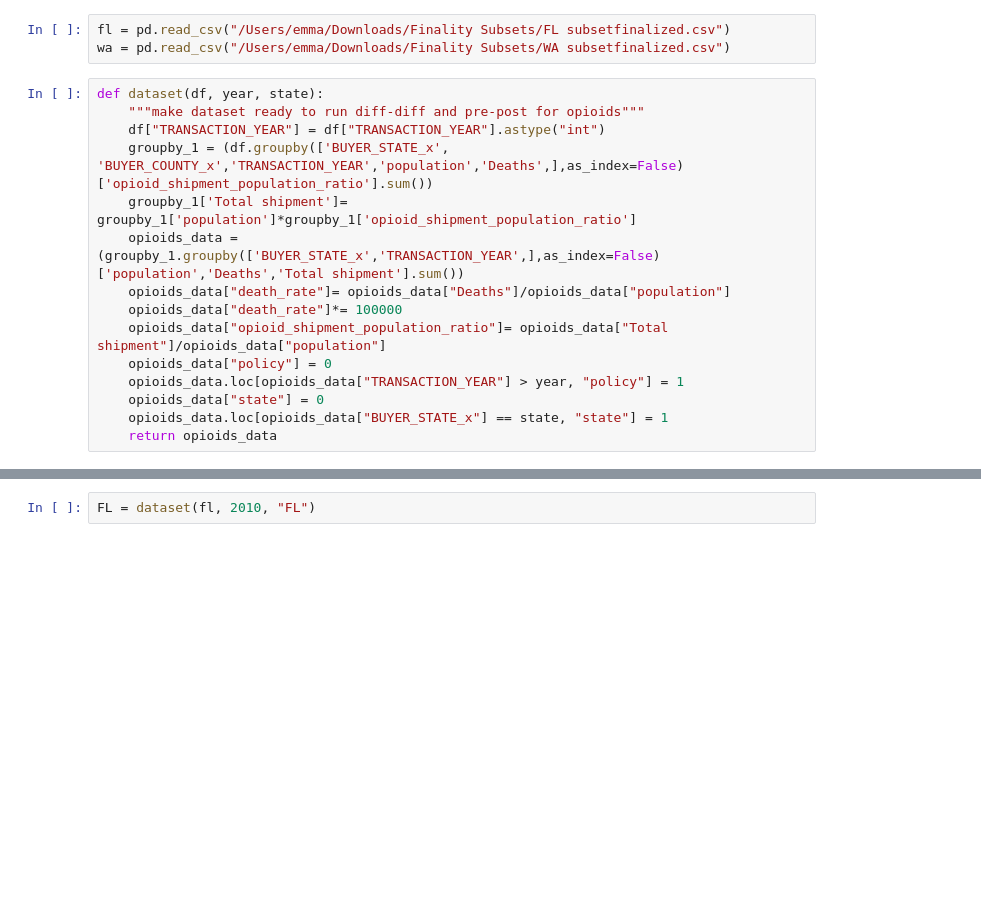
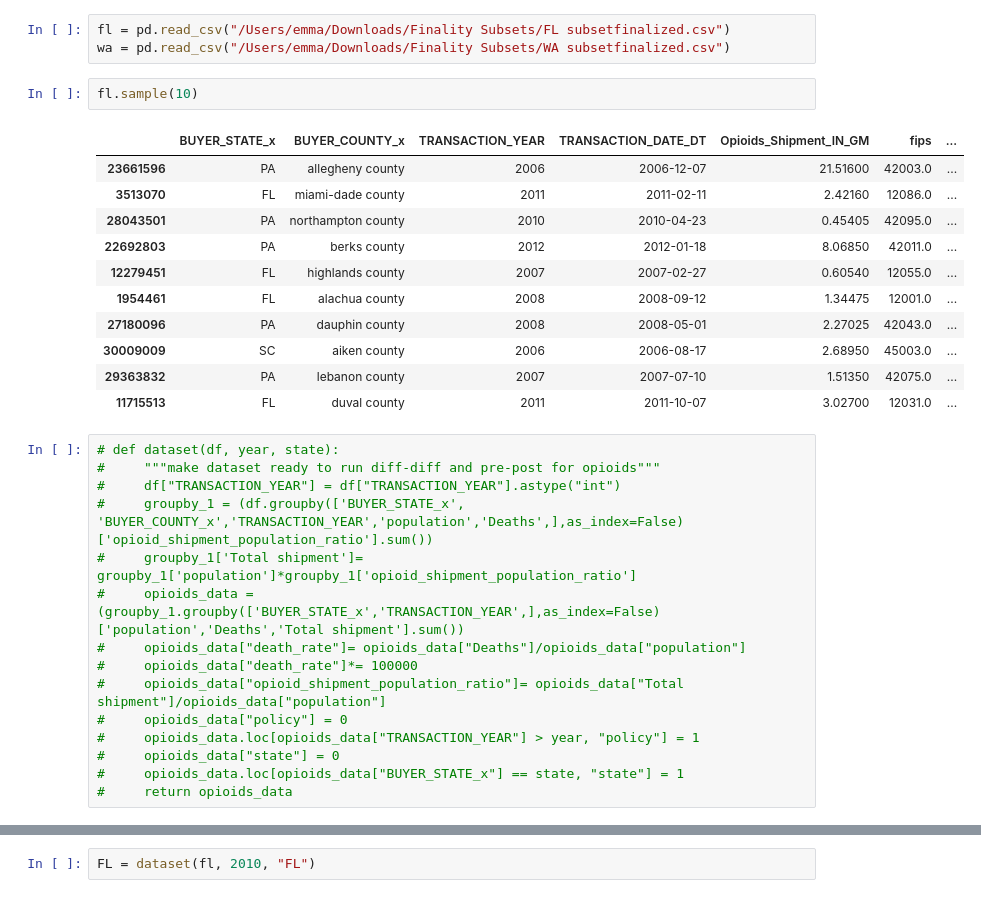
Before and after one commit to MIDS-at-Duke/pds-2022-leep, a Jupyter notebook: 10_code/plotting.ipynb, the cells around one changed output, grey strips where cells are left out. Saved outputs shown, nothing was run; the diff lists cells and outputs as text; blank space fills up the shorter version.

```diff
--- a/10_code/plotting.ipynb
+++ b/10_code/plotting.ipynb
@@ -5,18 +5,32 @@ import pandas as pd
 # %%
 fl = pd.read_csv("/Users/emma/Downloads/Finality Subsets/FL subsetfinalized.csv")
 wa = pd.read_csv("/Users/emma/Downloads/Finality Subsets/WA subsetfinalized.csv")
+# %%
+fl.sample(10)
+# %% [output]
+|  | BUYER_STATE_x | BUYER_COUNTY_x | TRANSACTION_YEAR | TRANSACTION_DATE_DT | Opioids_Shipment_IN_GM | fips | ... |
+| 23661596 | PA | allegheny county | 2006 | 2006-12-07 | 21.51600 | 42003.0 | ... |
+| 3513070 | FL | miami-dade county | 2011 | 2011-02-11 | 2.42160 | 12086.0 | ... |
+| 28043501 | PA | northampton county | 2010 | 2010-04-23 | 0.45405 | 42095.0 | ... |
+| 22692803 | PA | berks county | 2012 | 2012-01-18 | 8.06850 | 42011.0 | ... |
+| 12279451 | FL | highlands county | 2007 | 2007-02-27 | 0.60540 | 12055.0 | ... |
+| 1954461 | FL | alachua county | 2008 | 2008-09-12 | 1.34475 | 12001.0 | ... |
+| 27180096 | PA | dauphin county | 2008 | 2008-05-01 | 2.27025 | 42043.0 | ... |
+| 30009009 | SC | aiken county | 2006 | 2006-08-17 | 2.68950 | 45003.0 | ... |
+| 29363832 | PA | lebanon county | 2007 | 2007-07-10 | 1.51350 | 42075.0 | ... |
+| 11715513 | FL | duval county | 2011 | 2011-10-07 | 3.02700 | 12031.0 | ... |
 # %%
-def dataset(df, year, state):
-    """make dataset ready to run diff-diff and pre-post for opioids"""
-    df["TRANSACTION_YEAR"] = df["TRANSACTION_YEAR"].astype("int")
-    groupby_1 = (df.groupby(['BUYER_STATE_x', 'BUYER_COUNTY_x','TRANSACTION_YEAR','population','Deaths',],as_index=False)['opioid_shipment_population_ratio'].sum())
-    groupby_1['Total shipment']= groupby_1['population']*groupby_1['opioid_shipment_population_ratio']
-    opioids_data = (groupby_1.groupby(['BUYER_STATE_x','TRANSACTION_YEAR',],as_index=False)['population','Deaths','Total shipment'].sum())
-    opioids_data["death_rate"]= opioids_data["Deaths"]/opioids_data["population"]
-    opioids_data["death_rate"]*= 100000
-    opioids_data["opioid_shipment_population_ratio"]= opioids_data["Total shipment"]/opioids_data["population"]
-    opioids_data["policy"] = 0
-    opioids_data.loc[opioids_data["TRANSACTION_YEAR"] > year, "policy"] = 1
-    opioids_data["state"] = 0
-    opioids_data.loc[opioids_data["BUYER_STATE_x"] == state, "state"] = 1
-    return opioids_data
+# def dataset(df, year, state):
+#     """make dataset ready to run diff-diff and pre-post for opioids"""
+#     df["TRANSACTION_YEAR"] = df["TRANSACTION_YEAR"].astype("int")
+#     groupby_1 = (df.groupby(['BUYER_STATE_x', 'BUYER_COUNTY_x','TRANSACTION_YEAR','population','Deaths',],as_index=False)['opioid_shipment_population_ratio'].sum())
+#     groupby_1['Total shipment']= groupby_1['population']*groupby_1['opioid_shipment_population_ratio']
+#     opioids_data = (groupby_1.groupby(['BUYER_STATE_x','TRANSACTION_YEAR',],as_index=False)['population','Deaths','Total shipment'].sum())
+#     opioids_data["death_rate"]= opioids_data["Deaths"]/opioids_data["population"]
+#     opioids_data["death_rate"]*= 100000
+#     opioids_data["opioid_shipment_population_ratio"]= opioids_data["Total shipment"]/opioids_data["population"]
+#     opioids_data["policy"] = 0
+#     opioids_data.loc[opioids_data["TRANSACTION_YEAR"] > year, "policy"] = 1
+#     opioids_data["state"] = 0
+#     opioids_data.loc[opioids_data["BUYER_STATE_x"] == state, "state"] = 1
+#     return opioids_data
```
Also changed, not shown: parts of 4 cells of this notebook.
